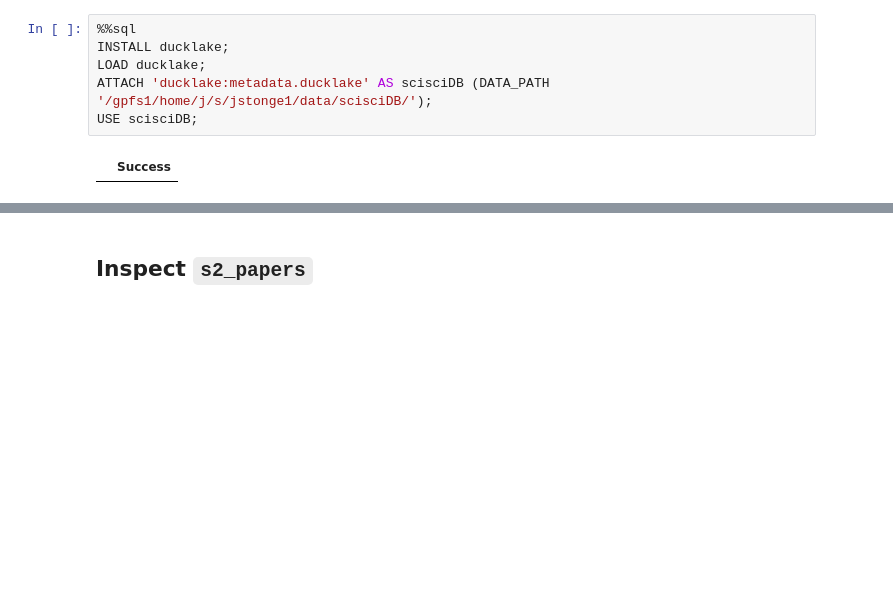
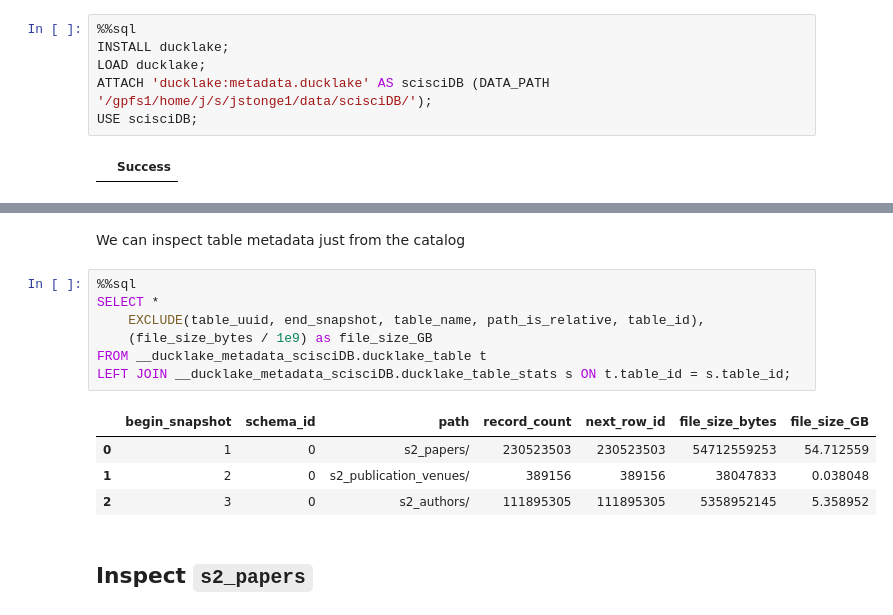
Before and after one commit to Vermont-Complex-Systems/scisciDB, a Jupyter notebook: getting-started.ipynb, the cells around one changed output, grey strips where cells are left out. Saved outputs shown, nothing was run; the diff lists cells and outputs as text; blank space fills up the shorter version.

```diff
--- a/getting-started.ipynb
+++ b/getting-started.ipynb
@@ -94,3 +56,17 @@ SELECT * FROM __ducklake_metadata_scisciDB.ducklake_metadata;
+# %% [markdown]
+We can inspect table metadata just from the catalog
+# %%
+%%sql
+SELECT *
+    EXCLUDE(table_uuid, end_snapshot, table_name, path_is_relative, table_id),
+    (file_size_bytes / 1e9) as file_size_GB
+FROM __ducklake_metadata_scisciDB.ducklake_table t
+LEFT JOIN __ducklake_metadata_scisciDB.ducklake_table_stats s ON t.table_id = s.table_id;
+# %% [output]
+|  | begin_snapshot | schema_id | path | record_count | next_row_id | file_size_bytes | file_size_GB |
+| 0 | 1 | 0 | s2_papers/ | 230523503 | 230523503 | 54712559253 | 54.712559 |
+| 1 | 2 | 0 | s2_publication_venues/ | 389156 | 389156 | 38047833 | 0.038048 |
+| 2 | 3 | 0 | s2_authors/ | 111895305 | 111895305 | 5358952145 | 5.358952 |
 # %% [markdown]
 ## Inspect `s2_papers`
 # %%
```
Also changed, not shown: parts of 16 cells of this notebook, 5 other files.
